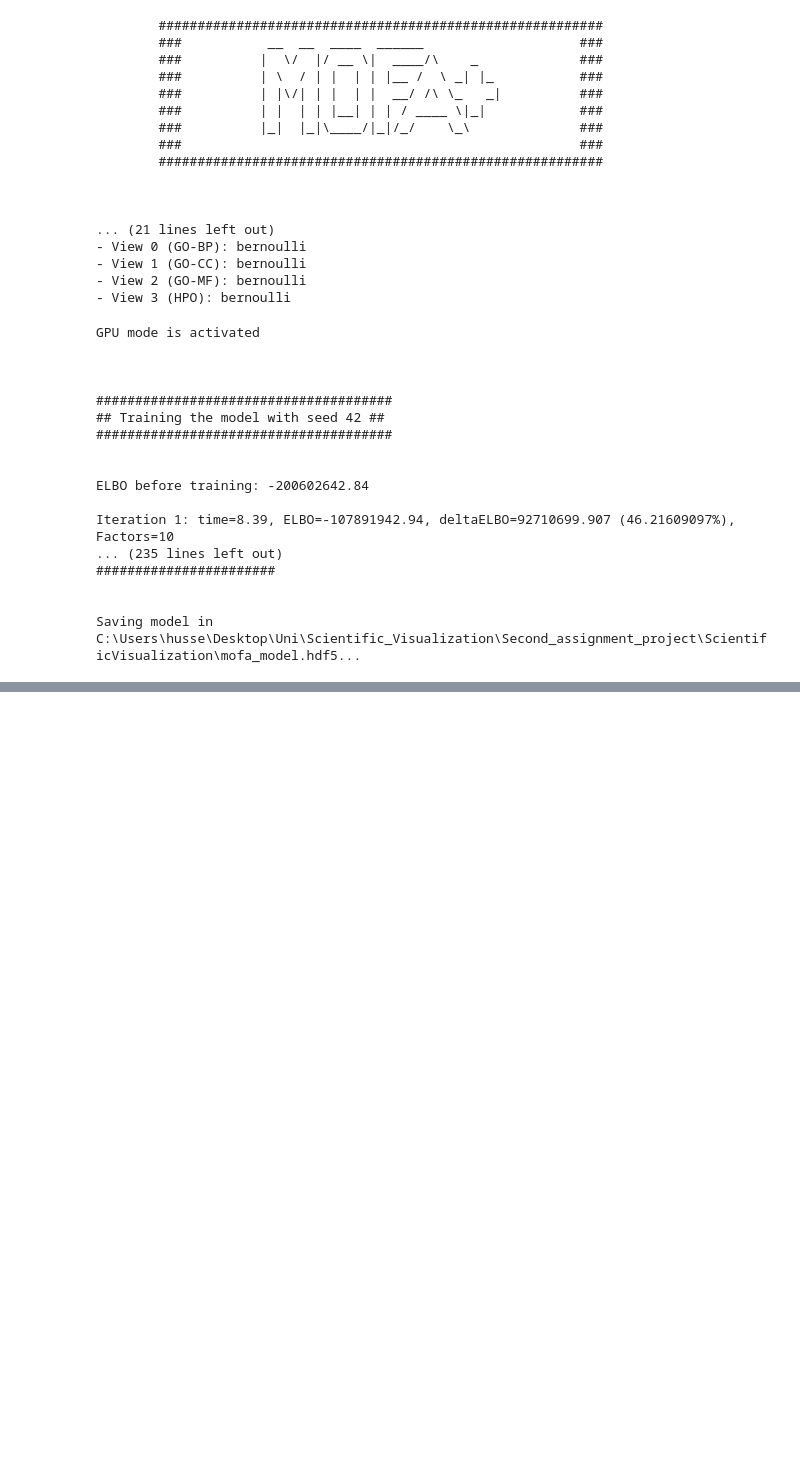
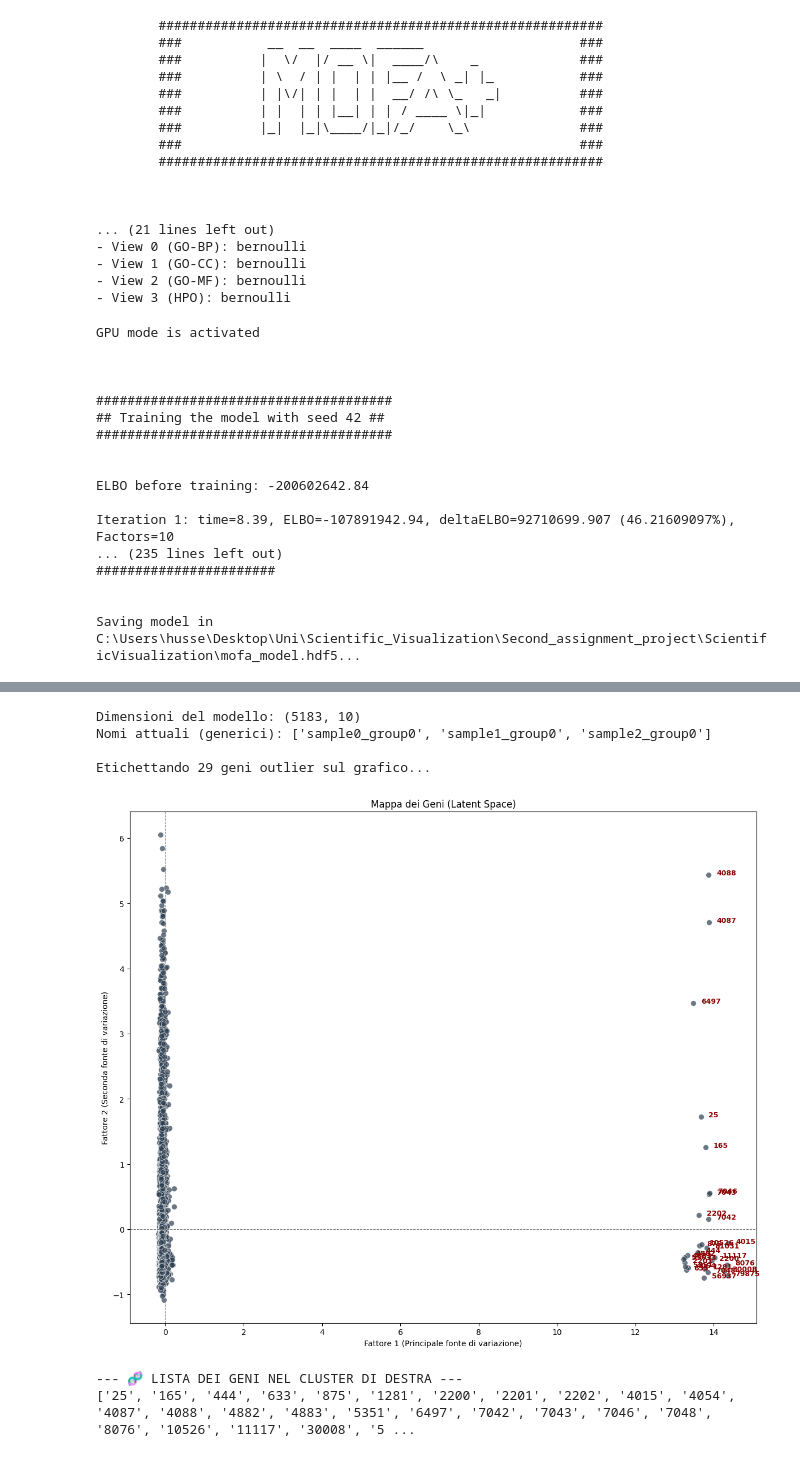
Before and after one commit to GuerineHoussem/ScientificVisualization, a Jupyter notebook: pipeline.ipynb, the cells around one changed output, grey strips where cells are left out. Drawn from its saved outputs; the diff is of its cells as text; code cells hidden in the pictures; blank space fills up the shorter version.

```diff
--- a/pipeline.ipynb
+++ b/pipeline.ipynb
@@ -356 +349,64 @@ Prime righe del dataframe R2:
 [figure]
+# %%
+import mofax
+import matplotlib.pyplot as plt
+import seaborn as sns
+import pandas as pd
+
+factors_df = model.get_factors(df=True)
+
+PATH_TO_BP_CSV = r"C:\Users\nicki\Desktop\magi\Anno 1\Q1\ScientificVisualization\processed_BP.csv"
+
+try:
+    true_gene_names = pd.read_csv(PATH_TO_BP_CSV, index_col=0).index.astype(str).tolist()
+
+    factors_df.index = true_gene_names
+except Exception as e:
+    print(e)
+
+plt.figure(figsize=(12, 10))
+
+sns.scatterplot(
+    data=factors_df,
+    x="Factor1",
+    y="Factor2",
+    alpha=0.7,
+    s=50,
+    color="#2c3e50"
+)
+
+plt.axhline(0, color='grey', linestyle='--', linewidth=0.8)
+plt.axvline(0, color='grey', linestyle='--', linewidth=0.8)
+
+plt.title("Mappa dei Geni (Latent Space)")
+plt.xlabel("Fattore 1 (Principale fonte di variazione)")
+plt.ylabel("Fattore 2 (Seconda fonte di variazione)")
+
+outliers = factors_df[factors_df["Factor1"] > 5]
+
+print(f"\nEtichettando {len(outliers)} geni outlier sul grafico...")
+
+for gene_name in outliers.index:
+    plt.text(
+        outliers.loc[gene_name, "Factor1"] + 0.2,
+        outliers.loc[gene_name, "Factor2"],
+        str(gene_name),
+        fontsize=9,
+        color='darkred',
+        weight='bold'
+    )
+
+plt.tight_layout()
+plt.show()
+
+if len(outliers) > 0:
+    print("\n--- 🧬 LISTA DEI GENI NEL CLUSTER DI DESTRA ---")
+    print(outliers.index.tolist())
+# %% [output]
+Dimensioni del modello: (5183, 10)
+Nomi attuali (generici): ['sample0_group0', 'sample1_group0', 'sample2_group0']
+
+Etichettando 29 geni outlier sul grafico...
+[figure, added]
+--- 🧬 LISTA DEI GENI NEL CLUSTER DI DESTRA ---
+['25', '165', '444', '633', '875', '1281', '2200', '2201', '2202', '4015', '4054', '4087', '4088', '4882', '4883', '5351', '6497', '7042', '7043', '7046', '7048', '8076', '10526', '11117', '30008', '5 ...
```
Also changed, not shown: parts of 12 cells of this notebook, 12 other files.
